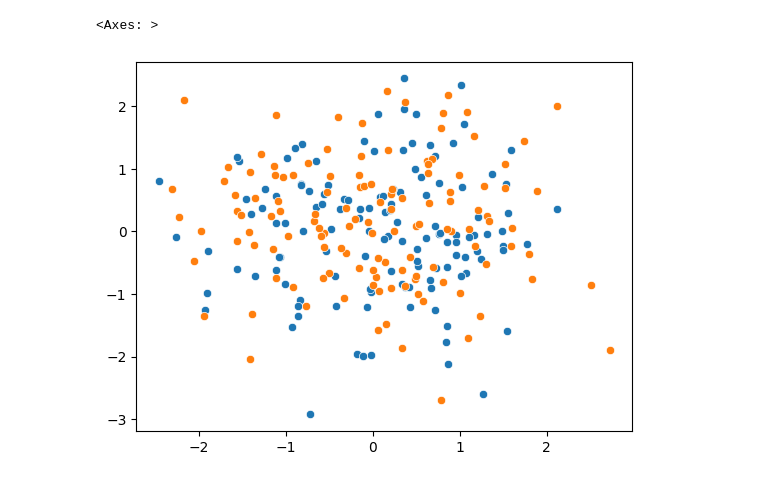
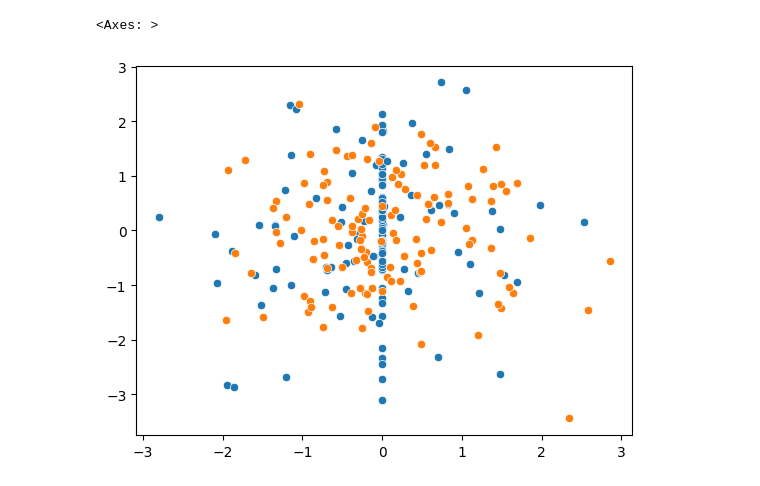
Before and after one commit to tochsner/ccd-validation, a Jupyter notebook: src/ml/ml_tests.ipynb, the cells around one changed output. Saved outputs shown, nothing was run; the diff lists cells and outputs as text; code cells hidden in the pictures.

```diff
--- a/src/ml/ml_tests.ipynb
+++ b/src/ml/ml_tests.ipynb
@@ -80,19 +80,19 @@ model = model_factory(
 # %%
 from src.ml.modeling.weight_sharing_tree_flow import WeightSharingTreeFlow
 
-model = WeightSharingTreeFlow.load_from_checkpoint("ml_data/models/debug_weight_sharing_2024_12_17_15_31_17/yule-10_140/epoch=05-val_loss=9.70.ckpt")
+model = WeightSharingTreeFlow.load_from_checkpoint("ml_data/models/yule_10_simple_weight_sharing_2024_12_17_20_01_30/yule-10_1/w.ckpt")
 model = model.eval()
 # %%
 import seaborn as sns
 sample = next(iter(val_loader))
 latent_space = model.forward(sample)["z"].detach().numpy()
-sns.scatterplot(x=latent_space[:, -1], y=latent_space[:, -2])
+sns.scatterplot(x=latent_space[:, 5], y=latent_space[:, 13])
 
 prior_latent_space = model.prior.sample((128, 2,)).detach().numpy()
 sns.scatterplot(x=prior_latent_space[:, 0], y=prior_latent_space[:, 1])
 # %% [output]
 <Axes: >
-[figure, old version]
+[figure, new version]
 # %%
 latent_space.shape
 # %% [output]
```
Also changed, not shown: parts of 11 cells of this notebook, 5 other files.
